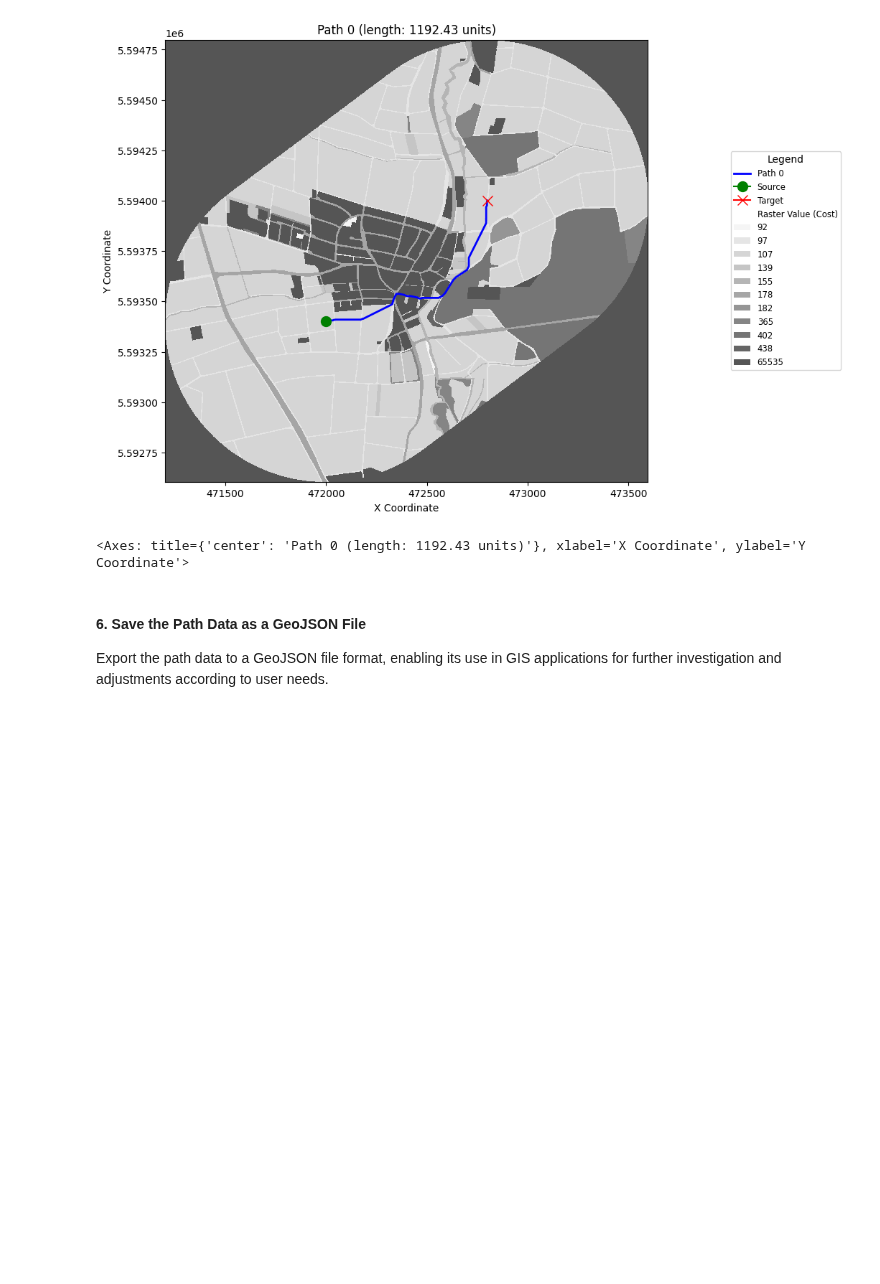
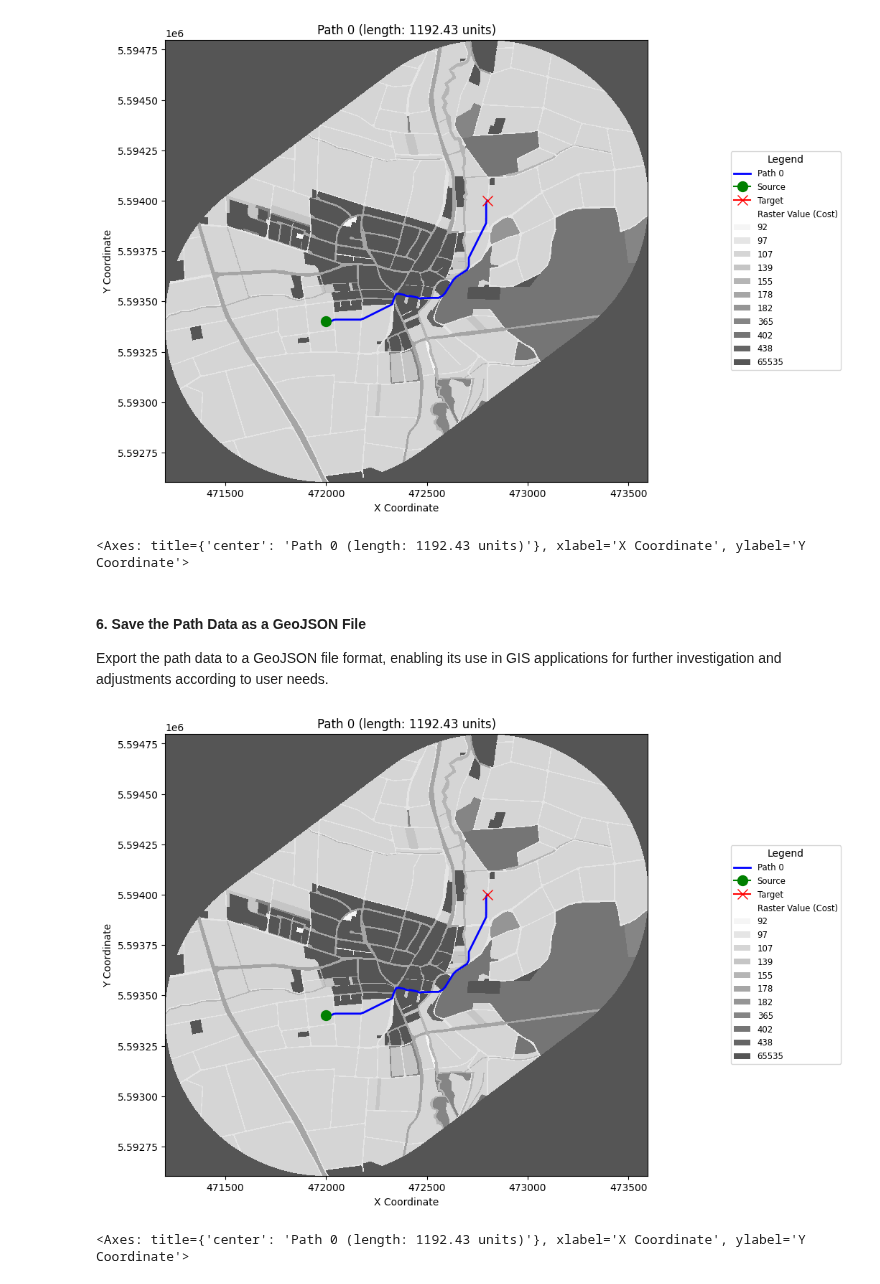
Before and after one commit to marhofmann/pyorps, a Jupyter notebook: examples/minimal_example.ipynb, the cells around one changed output. Cells and saved outputs as stored; diff of their text form; code cells hidden in the pictures; blank space fills up the shorter version.

```diff
--- a/examples/minimal_example.ipynb
+++ b/examples/minimal_example.ipynb
@@ -49,3 +45,8 @@ path_finder.plot_paths()
 Export the path data to a GeoJSON file format, enabling its use in GIS  applications for further investigation and adjustments according to user needs.
 # %%
 path_finder.save_paths(r"./data/results/route_from_minimal_example.geojson")
+# %%
+path_finder.plot_paths()
+# %% [output]
+[figure, added]
+<Axes: title={'center': 'Path 0 (length: 1192.43 units)'}, xlabel='X Coordinate', ylabel='Y Coordinate'>
```
Also changed, not shown: parts of 2 cells of this notebook, 9 other files.
